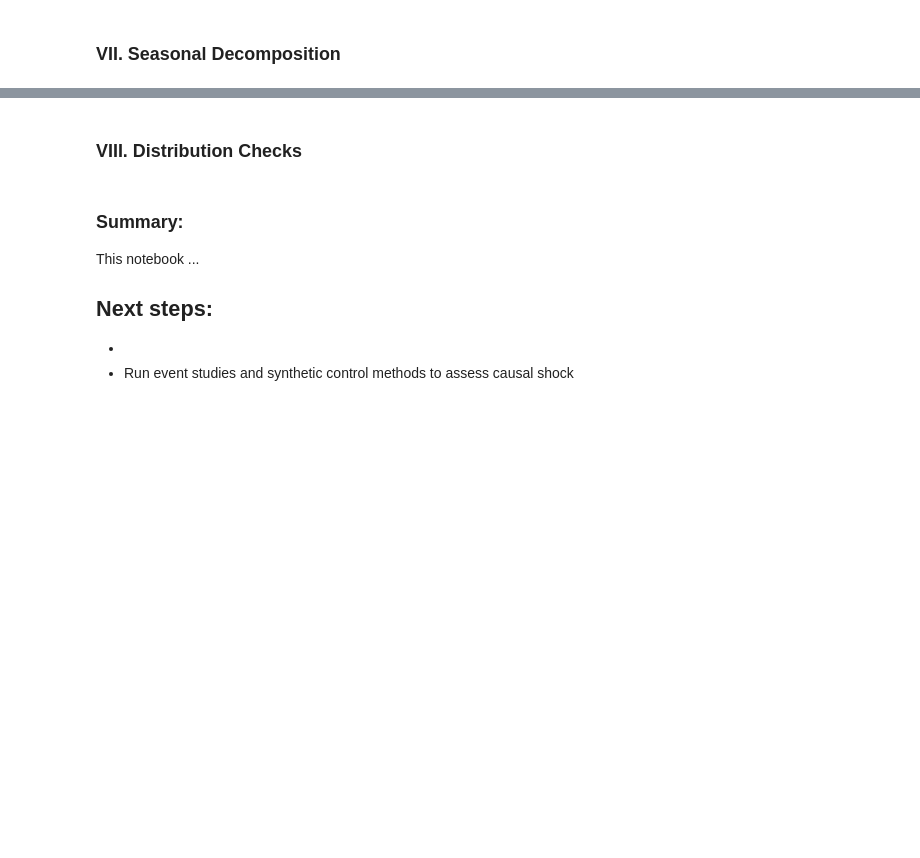
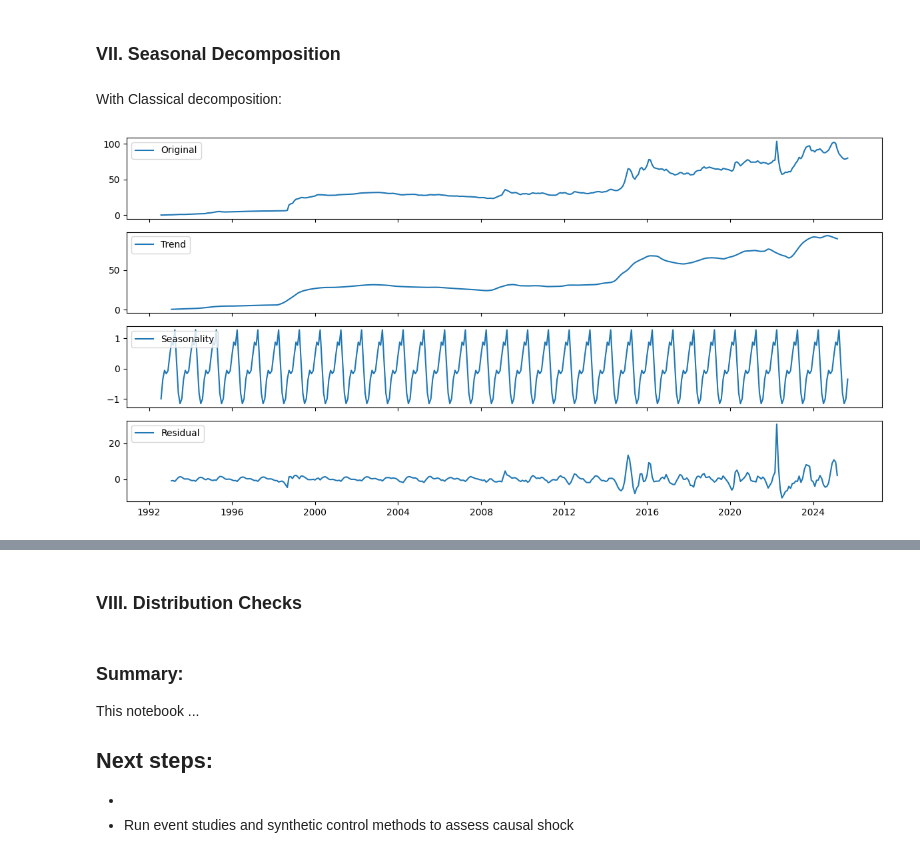
Before and after one commit to ZlataSparrow/Ruble_Volatility_Prediction, a Jupyter notebook: notebook/02_Exploratory_Data_Analysis.ipynb, the cells around one changed output, grey strips where cells are left out. Cells and saved outputs as stored; diff of their text form; code cells hidden in the pictures; blank space fills up the shorter version.

Commit message:
Seasonality

```diff
--- a/notebook/02_Exploratory_Data_Analysis.ipynb
+++ b/notebook/02_Exploratory_Data_Analysis.ipynb
@@ -685,2 +719,27 @@ Modeling Implications:
 # %% [markdown]
 ### VII. Seasonal Decomposition
+# %% [markdown]
+With Classical decomposition:
+# %%
+data_decomp = data_monthly.copy()
+data_decomp = data_decomp.sort_index()
+rub_series = data_decomp["RUB"]
+decomposition = seasonal_decompose(rub_series, model='additive', period=12)
+
+fig, axes = plt.subplots(4, 1, figsize=(12, 6), sharex=True)
+axes[0].plot(rub_series, label='Original')
+axes[0].legend(loc='upper left')
+
+axes[1].plot(decomposition.trend, label='Trend')
+axes[1].legend(loc='upper left')
+
+axes[2].plot(decomposition.seasonal, label='Seasonality')
+axes[2].legend(loc='upper left')
+
+axes[3].plot(decomposition.resid, label='Residual')
+axes[3].legend(loc='upper left')
+
+plt.tight_layout()
+plt.show()
+# %% [output]
+[figure, added]
```
Also changed, not shown: parts of 18 cells of this notebook.
